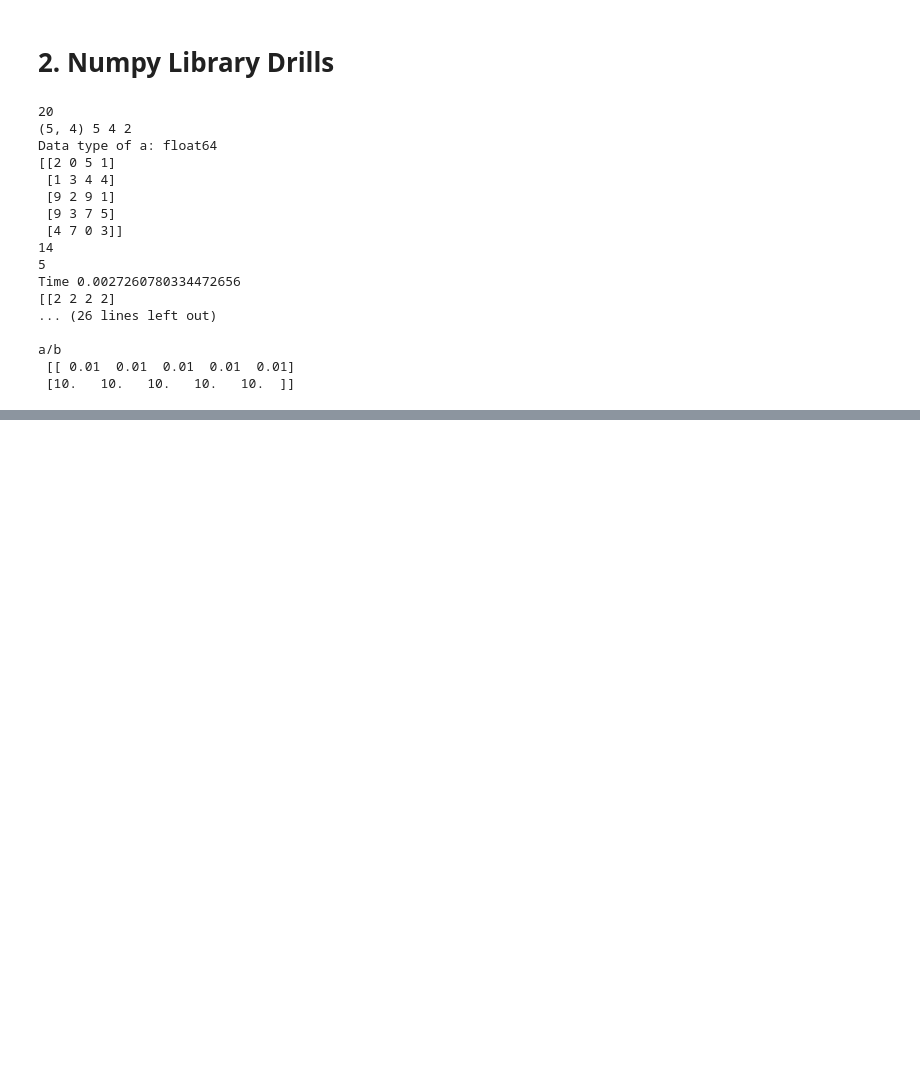
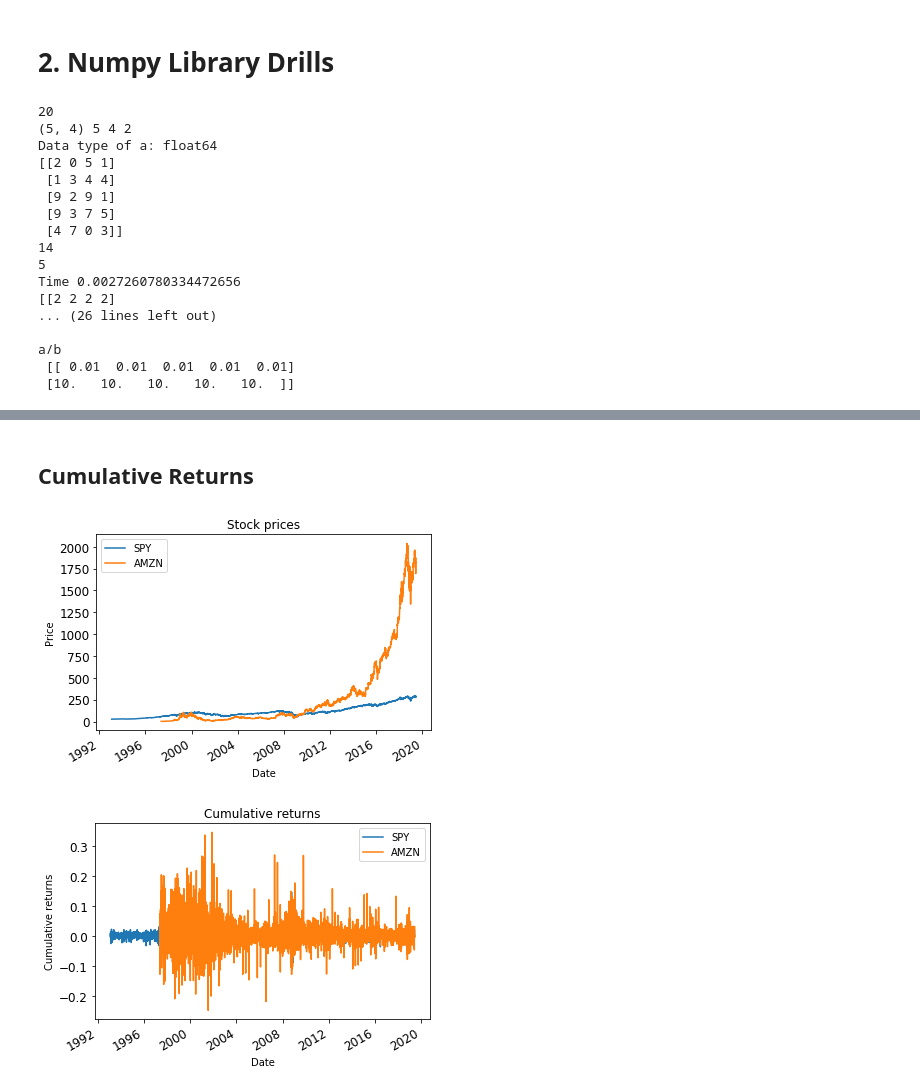
Before and after one commit to MountEverest75/MachineLearningStockTrading, a Jupyter notebook: src/ReadingAndPlottingStockData.ipynb, the cells around one changed output, grey strips where cells are left out. Cells and saved outputs as stored; diff of their text form; code cells hidden in the pictures; blank space fills up the shorter version.

```diff
--- a/src/ReadingAndPlottingStockData.ipynb
+++ b/src/ReadingAndPlottingStockData.ipynb
@@ -488,0 +704,30 @@ a/b
+# %% [markdown]
+## Cumulative Returns
+# %%
+# Using Pandas Data Frame
+def compute_cumulative_returns(df):
+    """Compute and return the daily return values."""
+    # TODO: Your code here
+    # Note: Returned DataFrame must have the same number of rows
+    cum_returns = df.copy()
+    cum_returns[1:] = (df[1:] / df[:-1].values) - 1 # How to get cummulative returns
+    cum_returns.iloc[0, :] = 0
+    return cum_returns
+
+def test_run():
+    # Read data
+    dates = pd.date_range('1950-01-01', end_date)  # one month only
+    symbols = ['SPY','AMZN']
+    df = get_data(symbols, dates)
+    plot_data(df)
+
+    # Compute cumulative returns
+    cum_returns = compute_cumulative_returns(df)
+    plot_data(cum_returns, title="Cumulative returns", ylabel="Cumulative returns")
+
+
+if __name__ == "__main__":
+    test_run()
+# %% [output]
+[figure, added]
+[figure, added]
```
Also changed, not shown: parts of 6 cells of this notebook.
